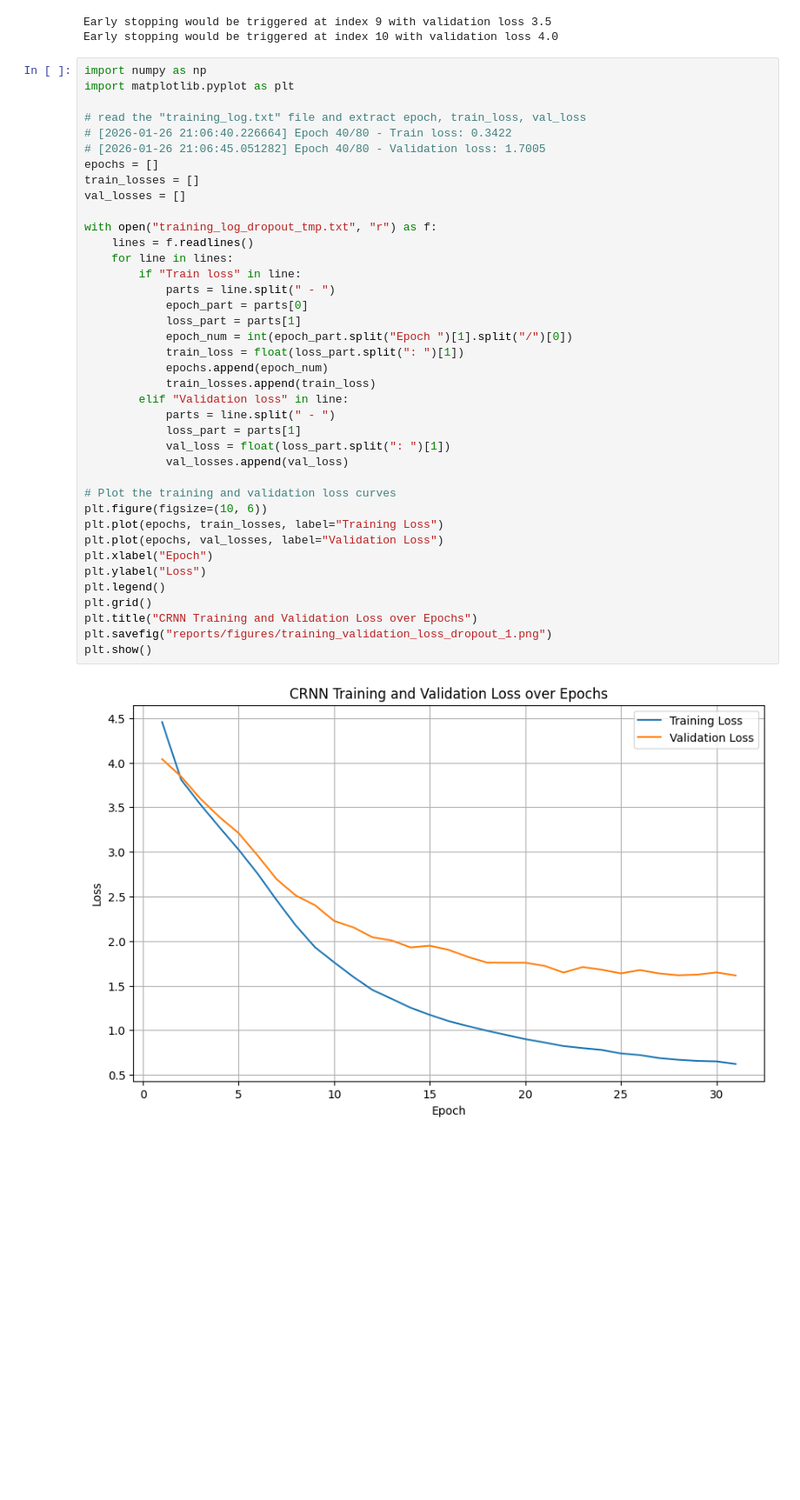
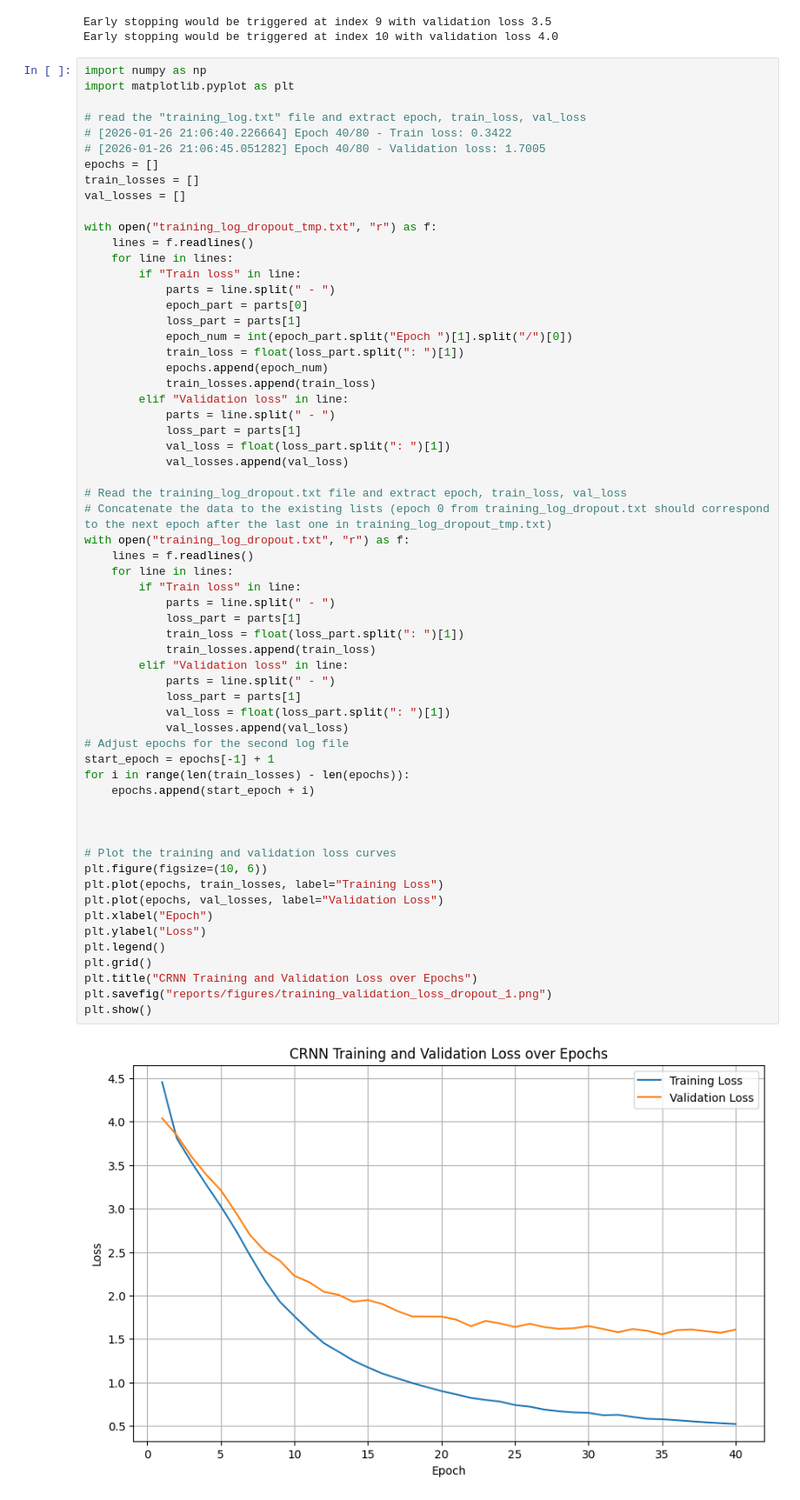
Before and after one commit to Gdeterline/Optical-Character-Recognition-for-Receipts, a Jupyter notebook: tests.ipynb, the cells around one changed output. Shown at 87% size. Cells and saved outputs as stored; diff of their text form; blank space fills up the shorter version.

```diff
--- a/tests.ipynb
+++ b/tests.ipynb
@@ -46,31 +46,53 @@ val_losses = []
 
 with open("training_log_dropout_tmp.txt", "r") as f:
     lines = f.readlines()
     for line in lines:
         if "Train loss" in line:
             parts = line.split(" - ")
             epoch_part = parts[0]
             loss_part = parts[1]
             epoch_num = int(epoch_part.split("Epoch ")[1].split("/")[0])
             train_loss = float(loss_part.split(": ")[1])
             epochs.append(epoch_num)
             train_losses.append(train_loss)
         elif "Validation loss" in line:
             parts = line.split(" - ")
             loss_part = parts[1]
             val_loss = float(loss_part.split(": ")[1])
             val_losses.append(val_loss)
 
+# Read the training_log_dropout.txt file and extract epoch, train_loss, val_loss
+# Concatenate the data to the existing lists (epoch 0 from training_log_dropout.txt should correspond to the next epoch after the last one in training_log_dropout_tmp.txt)
+with open("training_log_dropout.txt", "r") as f:
+    lines = f.readlines()
+    for line in lines:
+        if "Train loss" in line:
+            parts = line.split(" - ")
+            loss_part = parts[1]
+            train_loss = float(loss_part.split(": ")[1])
+            train_losses.append(train_loss)
+        elif "Validation loss" in line:
+            parts = line.split(" - ")
+            loss_part = parts[1]
+            val_loss = float(loss_part.split(": ")[1])
+            val_losses.append(val_loss)
+# Adjust epochs for the second log file
+start_epoch = epochs[-1] + 1
+for i in range(len(train_losses) - len(epochs)):
+    epochs.append(start_epoch + i)
+
+
+
 # Plot the training and validation loss curves
 plt.figure(figsize=(10, 6))
 plt.plot(epochs, train_losses, label="Training Loss")
 plt.plot(epochs, val_losses, label="Validation Loss")
 plt.xlabel("Epoch")
 plt.ylabel("Loss")
 plt.legend()
 plt.grid()
 plt.title("CRNN Training and Validation Loss over Epochs")
 plt.savefig("reports/figures/training_validation_loss_dropout_1.png")
 plt.show()
 # %% [output]
-[figure, old version]
+[figure, new version]
```
Also changed, not shown: parts of 1 cell of this notebook, 10 other files.
